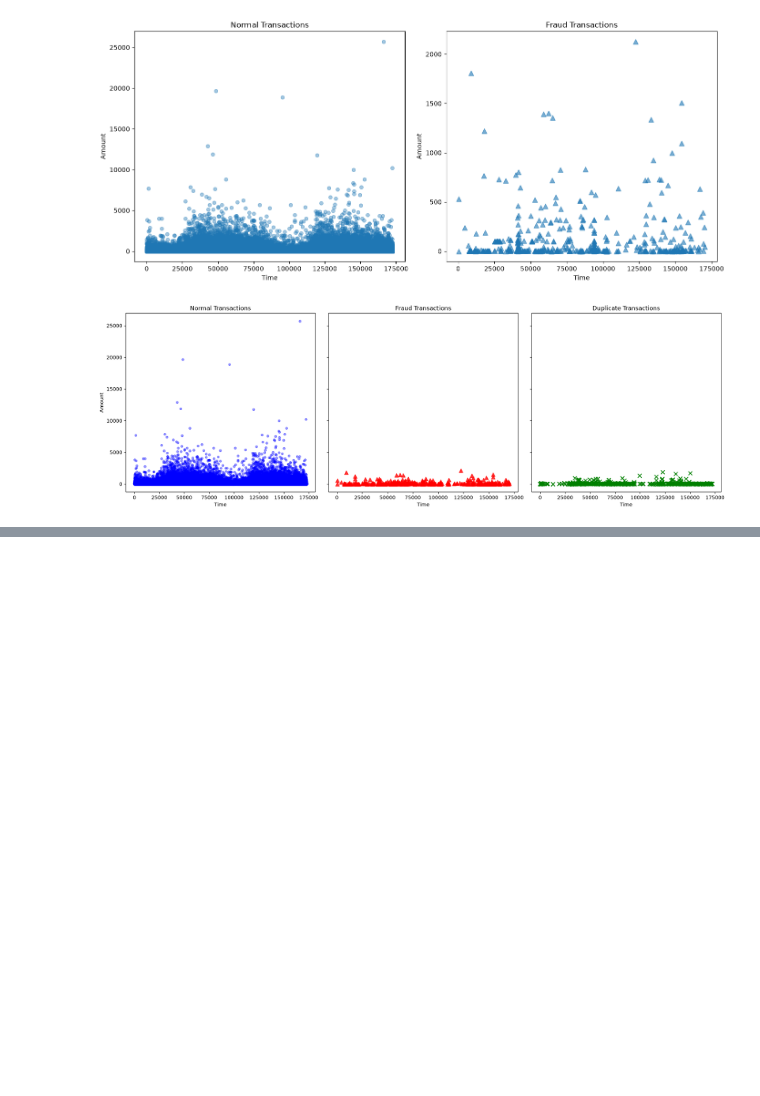
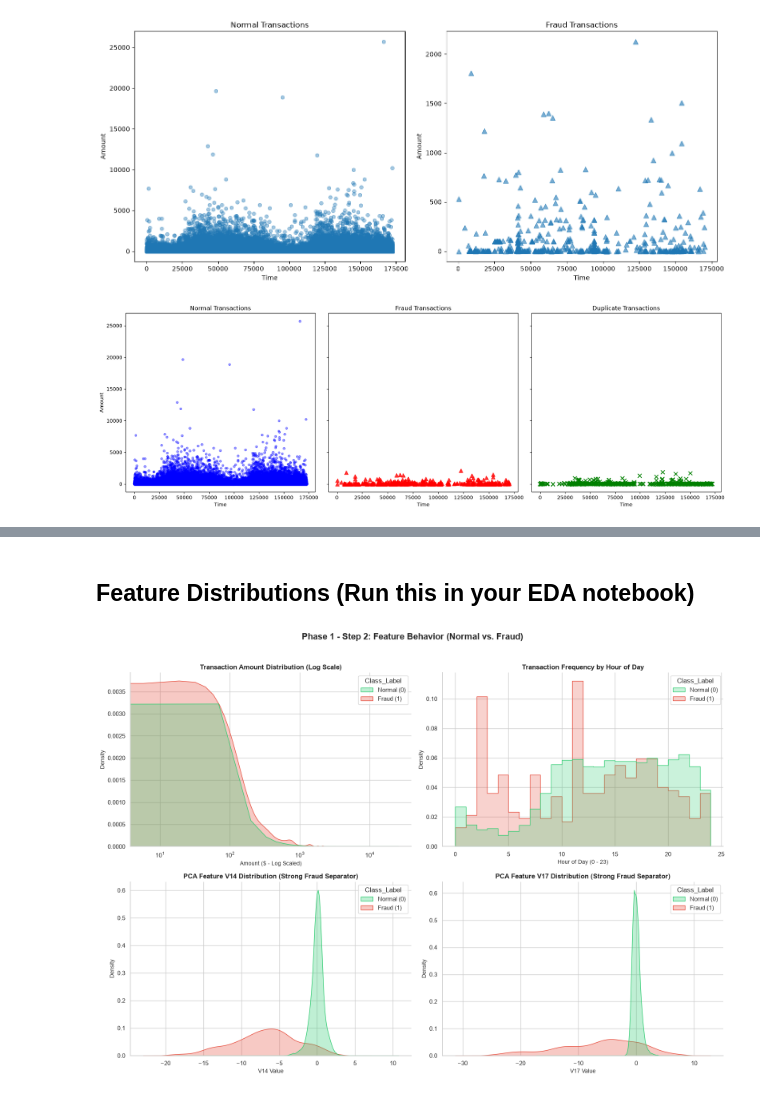
Before and after one commit to tankajoshi122/credit-card-fraud-extreme-imbalance, a Jupyter notebook: notebooks/01_data_understanding_eda.ipynb, the cells around one changed output, grey strips where cells are left out. Drawn from its saved outputs; the diff is of its cells as text; code cells hidden in the pictures; blank space fills up the shorter version.

```diff
--- a/notebooks/01_data_understanding_eda.ipynb
+++ b/notebooks/01_data_understanding_eda.ipynb
@@ -338,0 +510,64 @@ hello
+# %% [markdown]
+## Feature Distributions (Run this in your EDA notebook)
+# %%
+import matplotlib.pyplot as plt
+import seaborn as sns
+import numpy as np
+
+# Set seaborn theme
+sns.set_theme(style="whitegrid")
+
+# 1. Feature Engineering for Time: Convert seconds to Hour of Day (0 to 23)
+df_clean['Hour'] = (df_clean['Time'] / 3600) % 24
+
+fig, axes = plt.subplots(2, 2, figsize=(16, 11))
+fig.suptitle("Phase 1 - Step 2: Feature Behavior (Normal vs. Fraud)", fontsize=16, fontweight="bold", y=1.02)
+
+palette_colors = {"Normal (0)": "#2ecc71", "Fraud (1)": "#e74c3c"}
+df_clean['Class_Label'] = df_clean['Class'].map({0: "Normal (0)", 1: "Fraud (1)"})
+
+# --- Plot 1: Transaction Amount (Log Scale KDE) ---
+sns.kdeplot(
+    data=df_clean, x="Amount", hue="Class_Label",
+    ax=axes[0, 0], palette=palette_colors, common_norm=False, fill=True, alpha=0.3
+)
+axes[0, 0].set_xscale("log")
+axes[0, 0].set_title("Transaction Amount Distribution (Log Scale)", fontsize=12, fontweight="bold")
+axes[0, 0].set_xlabel("Amount ($ - Log Scaled)", fontsize=10)
+axes[0, 0].set_ylabel("Density", fontsize=10)
+
+# --- Plot 2: Transaction Hour of Day ---
+sns.histplot(
+    data=df_clean, x="Hour", hue="Class_Label",
+    ax=axes[0, 1], palette=palette_colors, common_norm=False, stat="density", bins=24, element="step"
+)
+axes[0, 1].set_title("Transaction Frequency by Hour of Day", fontsize=12, fontweight="bold")
+axes[0, 1].set_xlabel("Hour of Day (0 - 23)", fontsize=10)
+axes[0, 1].set_ylabel("Density", fontsize=10)
+
+# --- Plot 3: Top Separator Feature V14 ---
+sns.kdeplot(
+    data=df_clean, x="V14", hue="Class_Label",
+    ax=axes[1, 0], palette=palette_colors, common_norm=False, fill=True, alpha=0.3
+)
+axes[1, 0].set_title("PCA Feature V14 Distribution (Strong Fraud Separator)", fontsize=12, fontweight="bold")
+axes[1, 0].set_xlabel("V14 Value", fontsize=10)
+axes[1, 0].set_ylabel("Density", fontsize=10)
+
+# --- Plot 4: Top Separator Feature V17 ---
+sns.kdeplot(
+    data=df_clean, x="V17", hue="Class_Label",
+    ax=axes[1, 1], palette=palette_colors, common_norm=False, fill=True, alpha=0.3
+)
+axes[1, 1].set_title("PCA Feature V17 Distribution (Strong Fraud Separator)", fontsize=12, fontweight="bold")
+axes[1, 1].set_xlabel("V17 Value", fontsize=10)
+axes[1, 1].set_ylabel("Density", fontsize=10)
+
+sns.despine(top=True, right=True)
+plt.tight_layout()
+plt.show()
+
+# Drop temporary helper columns to keep df clean for modeling
+df_clean = df_clean.drop(columns=['Hour', 'Class_Label'])
+# %% [output]
+[figure, added]
```
Also changed, not shown: parts of 11 cells of this notebook, 5 other files.
